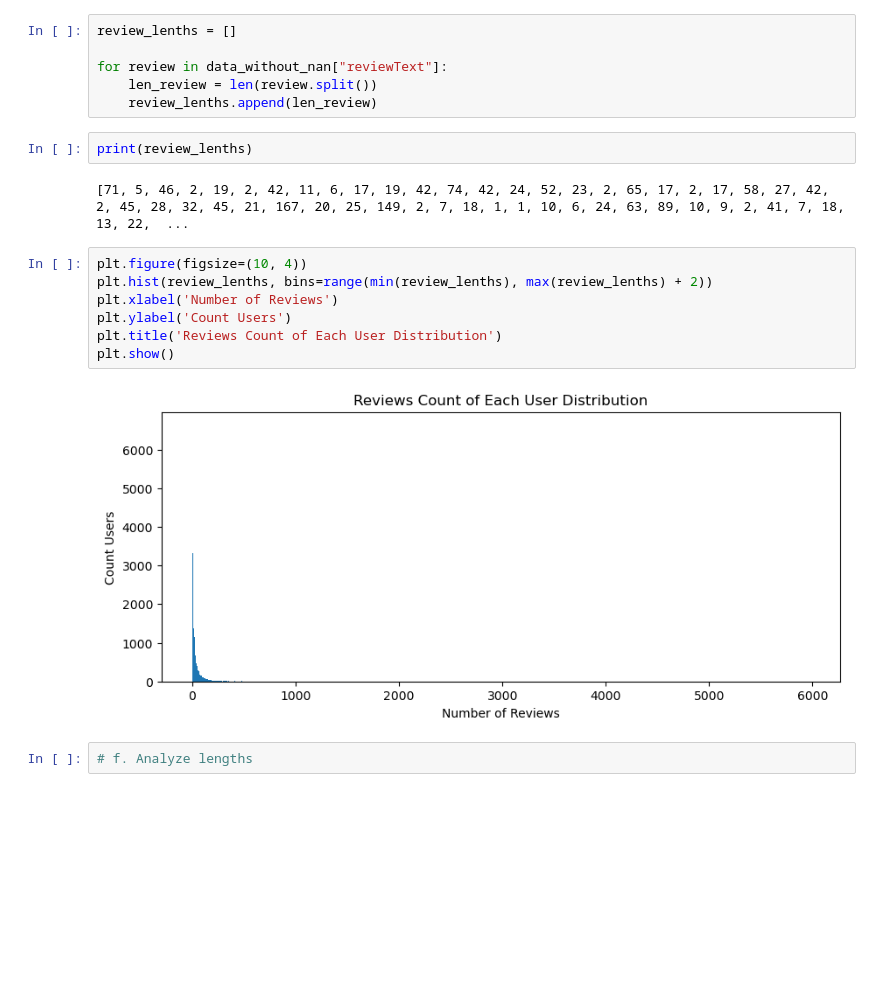
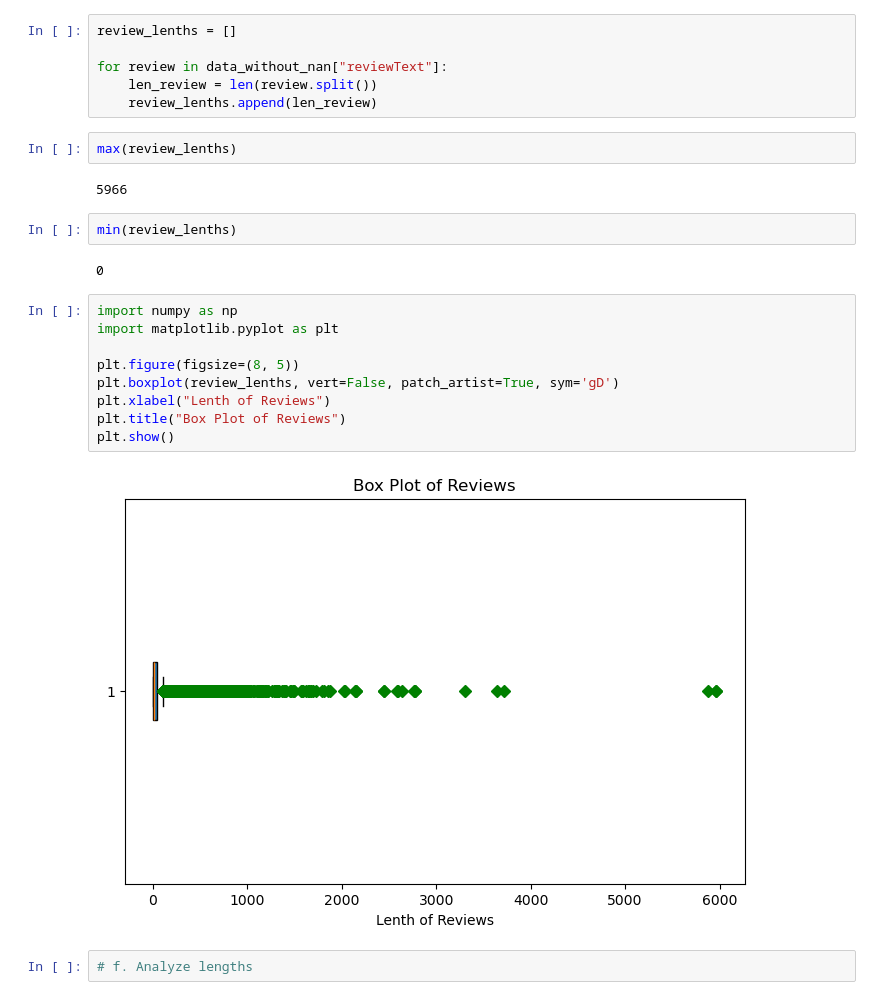
Before and after one commit to ruolan89/W25_COMP262_002_TeamGamma, a Jupyter notebook: Project_Phares1_TeamGamma.ipynb, the cells around one changed output. Cells and saved outputs as stored; diff of their text form; blank space fills up the shorter version.

```diff
--- a/Project_Phares1_TeamGamma.ipynb
+++ b/Project_Phares1_TeamGamma.ipynb
@@ -223,18 +231,24 @@ review_lenths = []
 for review in data_without_nan["reviewText"]:
     len_review = len(review.split())
     review_lenths.append(len_review)
-# %%
-print(review_lenths)
-# %% [output]
-[71, 5, 46, 2, 19, 2, 42, 11, 6, 17, 19, 42, 74, 42, 24, 52, 23, 2, 65, 17, 2, 17, 58, 27, 42, 2, 45, 28, 32, 45, 21, 167, 20, 25, 149, 2, 7, 18, 1, 1, 10, 6, 24, 63, 89, 10, 9, 2, 41, 7, 18, 13, 22,  ...
+# %%
+max(review_lenths)
+# %% [output]
+5966
+# %%
+min(review_lenths)
+# %% [output]
+0
 # %%
-plt.figure(figsize=(10, 4))
-plt.hist(review_lenths, bins=range(min(review_lenths), max(review_lenths) + 2))
-plt.xlabel('Number of Reviews')
-plt.ylabel('Count Users')
-plt.title('Reviews Count of Each User Distribution')
+import numpy as np
+import matplotlib.pyplot as plt
+
+plt.figure(figsize=(8, 5))
+plt.boxplot(review_lenths, vert=False, patch_artist=True, sym='gD')
+plt.xlabel("Lenth of Reviews")
+plt.title("Box Plot of Reviews")
 plt.show()
 # %% [output]
-[figure, old version]
+[figure, new version]
 # %%
 # f. Analyze lengths
```
Also changed, not shown: parts of 33 cells of this notebook.
